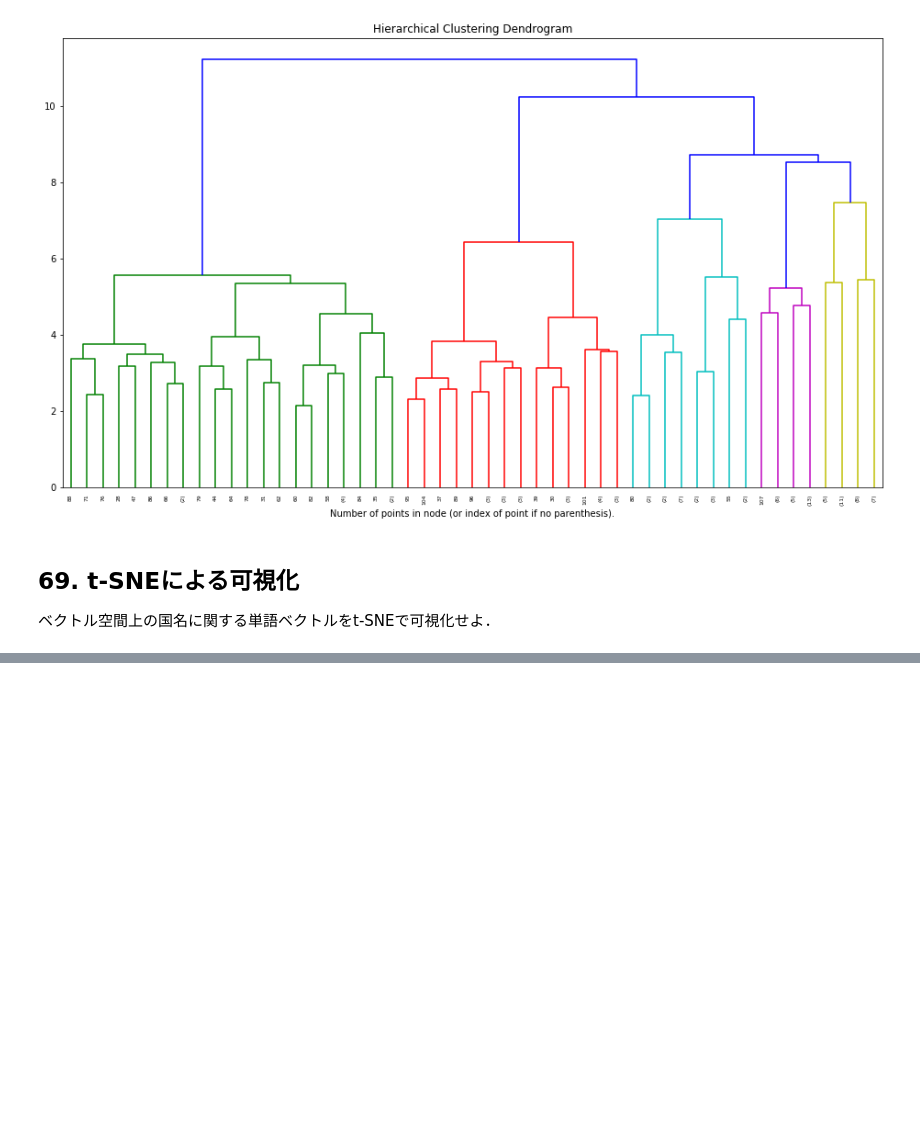
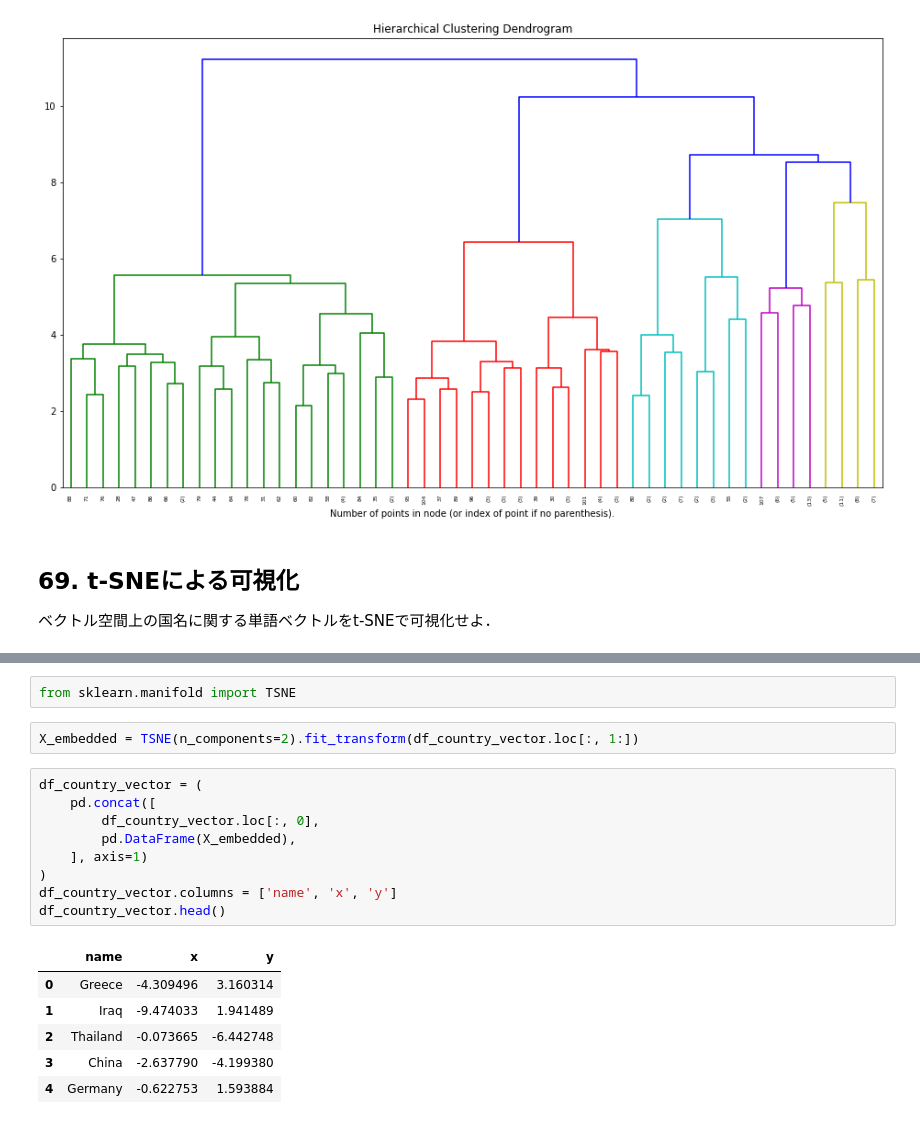
Before and after one commit to Kazuya-Minakuchi/natural_language_processing_100_knocks, a Jupyter notebook: notebooks/07_word_vector.ipynb, the cells around one changed output, grey strips where cells are left out. Drawn from its saved outputs; the diff is of its cells as text; blank space fills up the shorter version.

```diff
--- a/notebooks/07_word_vector.ipynb
+++ b/notebooks/07_word_vector.ipynb
@@ -665,0 +679,20 @@ plt.show()
+# %%
+from sklearn.manifold import TSNE
+# %%
+X_embedded = TSNE(n_components=2).fit_transform(df_country_vector.loc[:, 1:])
+# %%
+df_country_vector = (
+    pd.concat([
+        df_country_vector.loc[:, 0],
+        pd.DataFrame(X_embedded),
+    ], axis=1)
+)
+df_country_vector.columns = ['name', 'x', 'y']
+df_country_vector.head()
+# %% [output]
+|  | name | x | y |
+| 0 | Greece | -4.309496 | 3.160314 |
+| 1 | Iraq | -9.474033 | 1.941489 |
+| 2 | Thailand | -0.073665 | -6.442748 |
+| 3 | China | -2.637790 | -4.199380 |
+| 4 | Germany | -0.622753 | 1.593884 |
```
Also changed, not shown: parts of 2 cells of this notebook.
